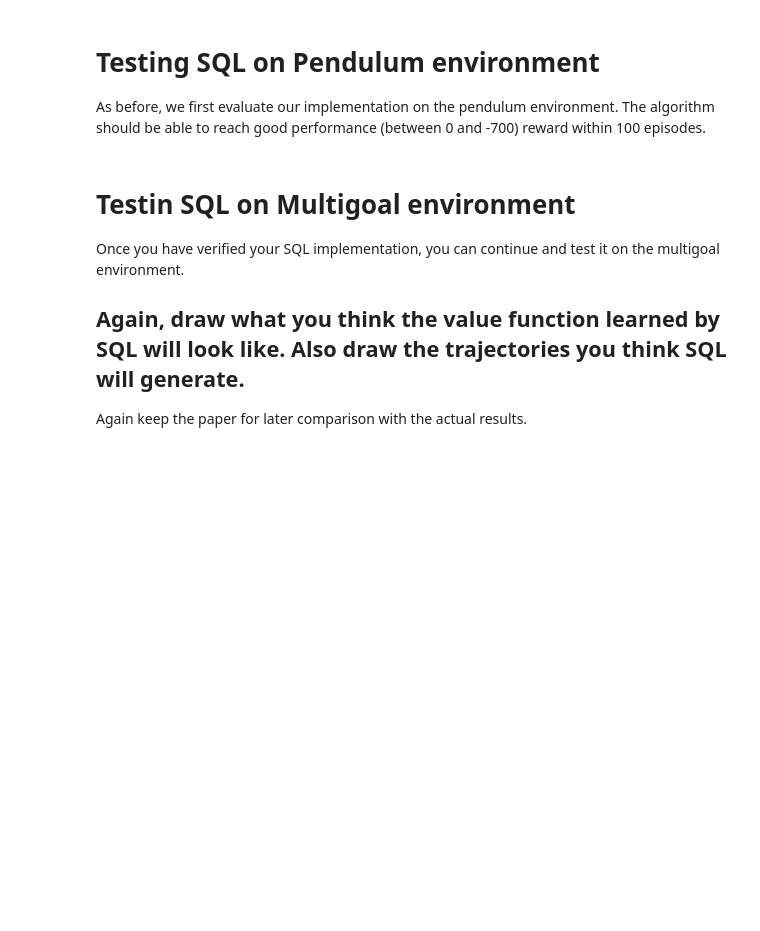
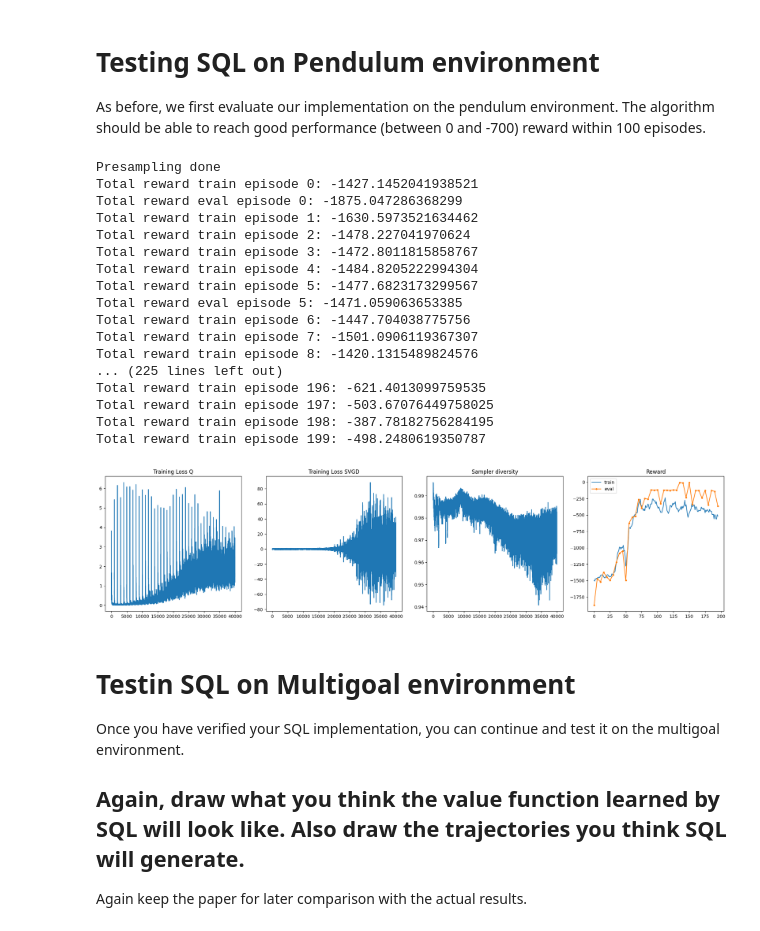
Before and after one commit to wmeijer221/wasp_rl_lab, a Jupyter notebook: Lab_programming.ipynb, the cells around one changed output. Saved outputs shown, nothing was run; the diff lists cells and outputs as text; code cells hidden in the pictures; blank space fills up the shorter version.

Commit message:
SQL part algorithm done by willem and yiran, still need to implement plotting functions

```diff
--- a/Lab_programming.ipynb
+++ b/Lab_programming.ipynb
@@ -601,11 +601,11 @@ class SQLAgent:
 
         #  TODO: set these to the right values (these are all integers...)
         # ---------------------
-        q_in_size = None
-        q_out_size = None
-        asvgd_noise_size = None
-        pi_in_size = None
-        pi_out_size = None
+        q_in_size = self.n_states + self.n_actions
+        q_out_size = 1
+        asvgd_noise_size = self.n_actions
+        pi_in_size = asvgd_noise_size + self.n_states
+        pi_out_size = self.n_actions
         # ---------------------
 
         # Q network
@@ -653,17 +653,9 @@ class SQLAgent:
             # TODO, calculate the 'target' aka 'desired' value J_Q(\theta), so that we can minimize the loss
             # between q and the target
             # ---------------------
-
-
-
-
-            target = None
-
-
-
-
+            V_next = self.target_q_net(torch.cat((next_states, actions), dim=1)) # can also sample some actions instead
+            target = rewards + self.GAMMA * V_next
             # ---------------------
-
 
         loss = self.loss_fn(q, target)
         loss.backward()
@@ -850,7 +842,26 @@ def sql_algo(
 As before, we first evaluate our implementation on the pendulum environment. The algorithm should be able to reach good performance (between 0 and -700) reward within 100 episodes.
 # %%
 pendulum_env = gym.make("Pendulum-v1")
-sql_agent = sql_algo(pendulum_env, reward_scale=10, n_particles=32)
+sql_agent_pendulum = sql_algo(pendulum_env, reward_scale=10, n_particles=32, train_episodes=200)
+# %% [output]
+Presampling done
+Total reward train episode 0: -1427.1452041938521
+Total reward eval episode 0: -1875.047286368299
+Total reward train episode 1: -1630.5973521634462
+Total reward train episode 2: -1478.227041970624
+Total reward train episode 3: -1472.8011815858767
+Total reward train episode 4: -1484.8205222994304
+Total reward train episode 5: -1477.6823173299567
+Total reward eval episode 5: -1471.059063653385
+Total reward train episode 6: -1447.704038775756
+Total reward train episode 7: -1501.0906119367307
+Total reward train episode 8: -1420.1315489824576
+... (225 lines left out)
+Total reward train episode 196: -621.4013099759535
+Total reward train episode 197: -503.67076449758025
+Total reward train episode 198: -387.78182756284195
+Total reward train episode 199: -498.2480619350787
+[figure, added]
 # %% [markdown]
 # Testin SQL on Multigoal environment
 Once you have verified your SQL implementation, you can continue and test it on the multigoal environment.
```
Also changed, not shown: parts of 2 cells of this notebook.
